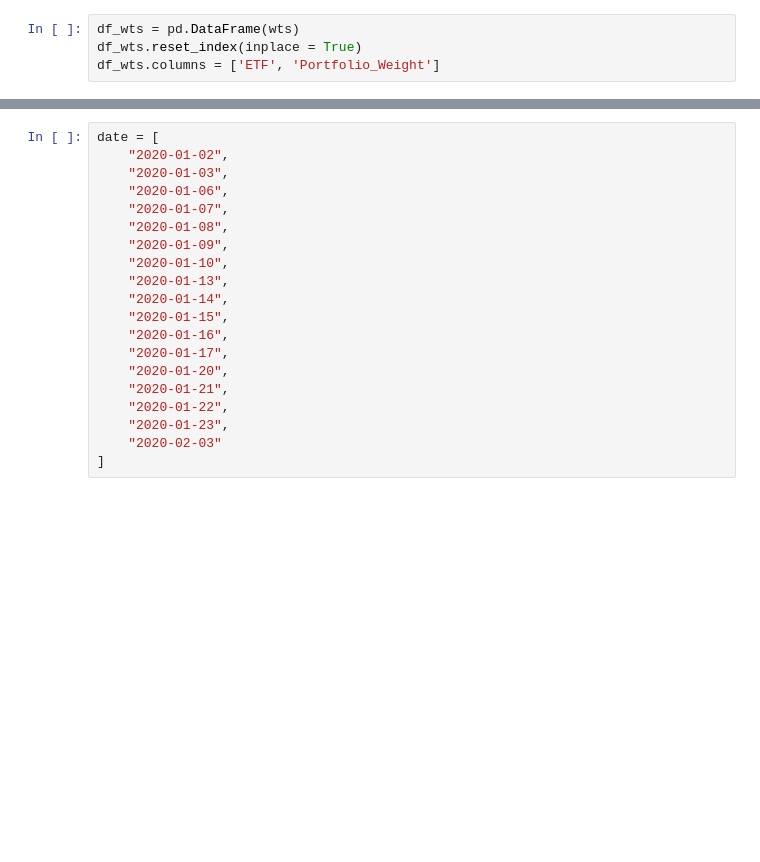
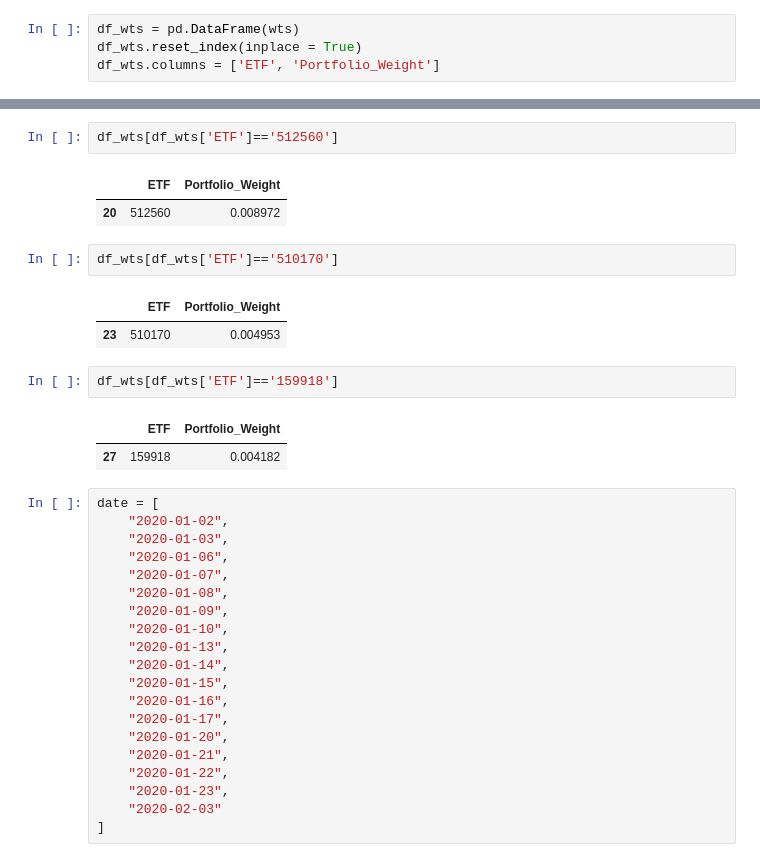
Before and after one commit to bradsun91/brad_public_workspace_mac, a Jupyter notebook: quant_research/RESEARCH_3_RISK_PARITY_PORTFOLIO_RECORD.ipynb, the cells around one changed output, grey strips where cells are left out. Drawn from its saved outputs; the diff is of its cells as text; blank space fills up the shorter version.

```diff
--- a/quant_research/RESEARCH_3_RISK_PARITY_PORTFOLIO_RECORD.ipynb
+++ b/quant_research/RESEARCH_3_RISK_PARITY_PORTFOLIO_RECORD.ipynb
@@ -311,3 +342,18 @@ print('数量',int(200000*0.05/1.58), '代码：159932','是否执行：没进
+# %%
+df_wts[df_wts['ETF']=='512560']
+# %% [output]
+|  | ETF | Portfolio_Weight |
+| 20 | 512560 | 0.008972 |
+# %%
+df_wts[df_wts['ETF']=='510170']
+# %% [output]
+|  | ETF | Portfolio_Weight |
+| 23 | 510170 | 0.004953 |
+# %%
+df_wts[df_wts['ETF']=='159918']
+# %% [output]
+|  | ETF | Portfolio_Weight |
+| 27 | 159918 | 0.004182 |
 # %%
 date = [
     "2020-01-02",
```
Also changed, not shown: parts of 9 cells of this notebook, 6 other files.
